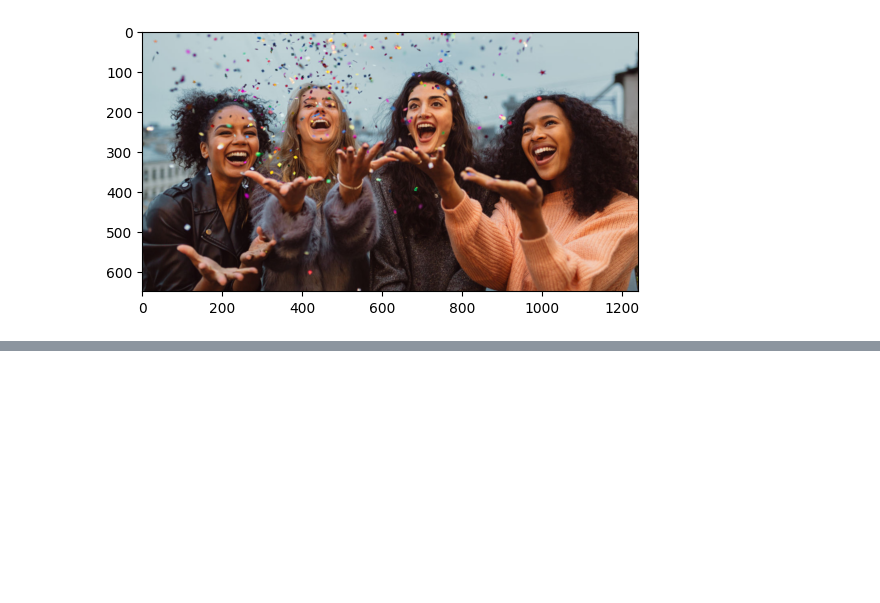
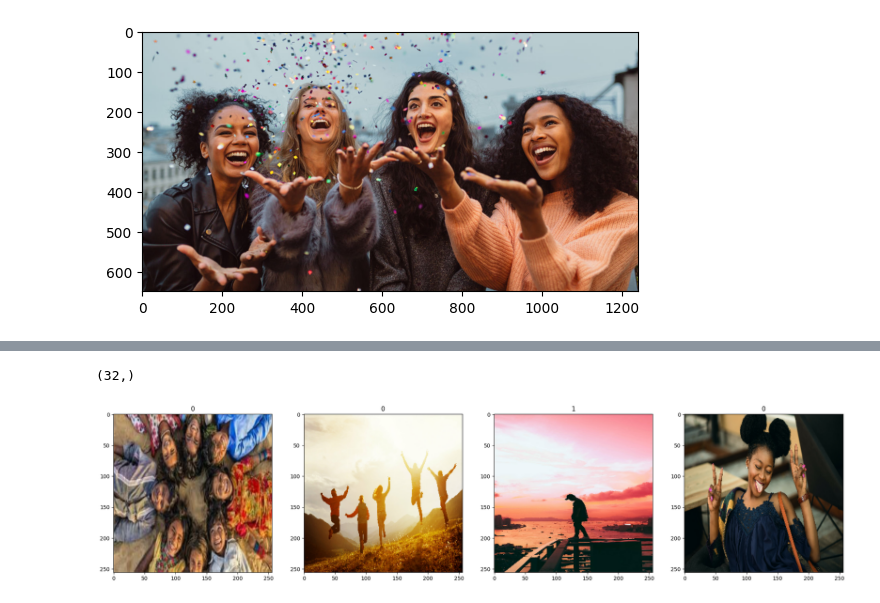
Before and after one commit to Zaid0408/ML_projects, a Jupyter notebook: Image_Classifier/Imageclass.ipynb, the cells around one changed output, grey strips where cells are left out. Saved outputs shown, nothing was run; the diff lists cells and outputs as text; code cells hidden in the pictures; blank space fills up the shorter version.

```diff
--- a/Image_Classifier/Imageclass.ipynb
+++ b/Image_Classifier/Imageclass.ipynb
@@ -83,0 +111,2 @@ plt.show()
+# %%
+data=tf.keras.utils.image_dataset_from_directory('data')
@@ -83,0 +115,8 @@ plt.show()
+# %%
+data_iterator=data.as_numpy_iterator()
+
+#allowing us to acccess the data pipeline which is a batch of images
+# %%
+#Get another baatch from iterator
+batch=data_iterator.next()
+#allowing us to access the data of batch images itself and store it in the batch
@@ -83,0 +143,16 @@ plt.show()
+# %%
+batch[0].shape #(32,256,256,3)=batch size, length wise pixels, breadth wise pixels,color image
+batch[1].shape #1-D array of labels
+# %% [output]
+(32,)
+# %%
+#dispalying 4 images in the batch to see which ones are assigned labels 1 and 0
+
+fig,ax=plt.subplots(ncols=4, figsize=(25,25))
+for idx,img in enumerate (batch[0][:4]): # to plot 4 images using pyplot
+    ax[idx].imshow(img.astype(int))
+    ax[idx].title.set_text(batch[1][idx])
+
+#we can see it has assigned 1 for sad people and 0 for happy people and it works for all batches
+# %% [output]
+[figure, added]
```
Also changed, not shown: parts of 22 cells of this notebook, 14 other files.
